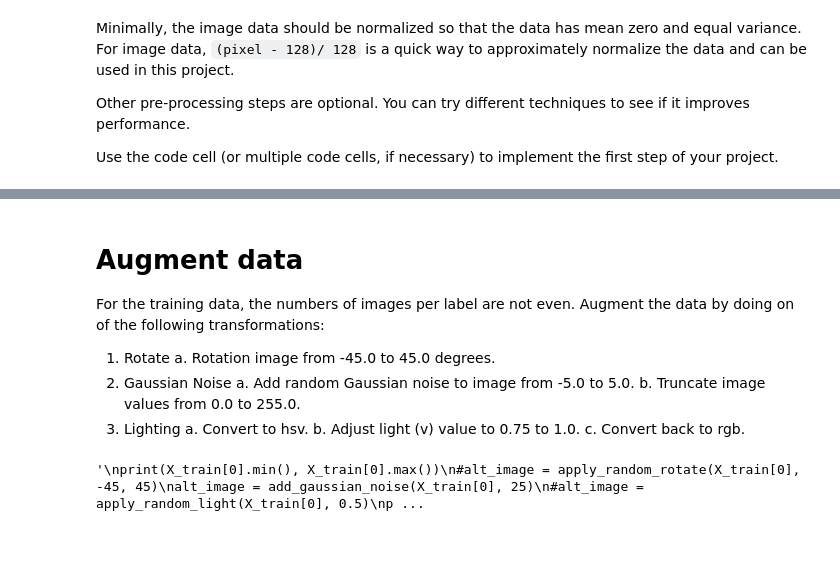
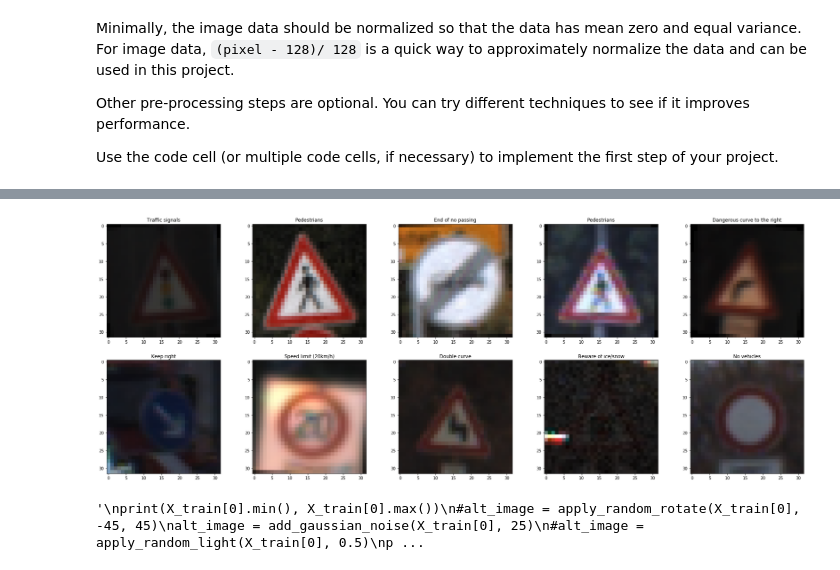
Before and after one commit to ekkus93/CarND-Traffic-Sign-Classifier-Project, a Jupyter notebook: Traffic_Sign_Classifier.ipynb, the cells around one changed output, grey strips where cells are left out. Saved outputs shown, nothing was run; the diff lists cells and outputs as text; code cells hidden in the pictures; blank space fills up the shorter version.

Commit message:
adding back augmented data

```diff
--- a/Traffic_Sign_Classifier.ipynb
+++ b/Traffic_Sign_Classifier.ipynb
@@ -406,3 +497,13 @@ display_X_y_images(np.stack([apply_histogram_equalization(X_train[i]) for i in r
+# %%
+X_train_balanced, y_train_balanced = balance_images(X_train, y_train, -12.5, 12.5, 5)
+idxs = [x for x in range(X_train_balanced.shape[0])]
+shuffle(idxs)
+X_train_balanced = X_train_balanced[idxs]
+y_train_balanced = y_train_balanced[idxs]
+# %%
+display_X_y_images(X_train_balanced, y_train_balanced, signnames_pd, 0, 10)
+# %% [output]
+[figure, added]
 # %%
 def preprocess_images(images):
     temp_images = images.copy().astype(np.float32)
@@ -442,16 +543,3 @@ def preprocess_images(images):
         temp_images[:, :, :, i] = 0.5*(curr_layer-mean_val)/val_range
 
     return temp_images
-# %% [markdown]
-# Augment data
-
-For the training data, the numbers of images per label are not even.  Augment the data by doing on of the following transformations:
-1. Rotate
-    a. Rotation image from -45.0 to 45.0 degrees.
-2. Gaussian Noise
-    a. Add random Gaussian noise to image from -5.0 to 5.0.
-    b. Truncate image values from 0.0 to 255.0.
-3. Lighting
-    a. Convert to hsv.
-    b. Adjust light (v) value to 0.75 to 1.0.
-    c. Convert back to rgb.
```
Also changed, not shown: parts of 15 cells of this notebook.
